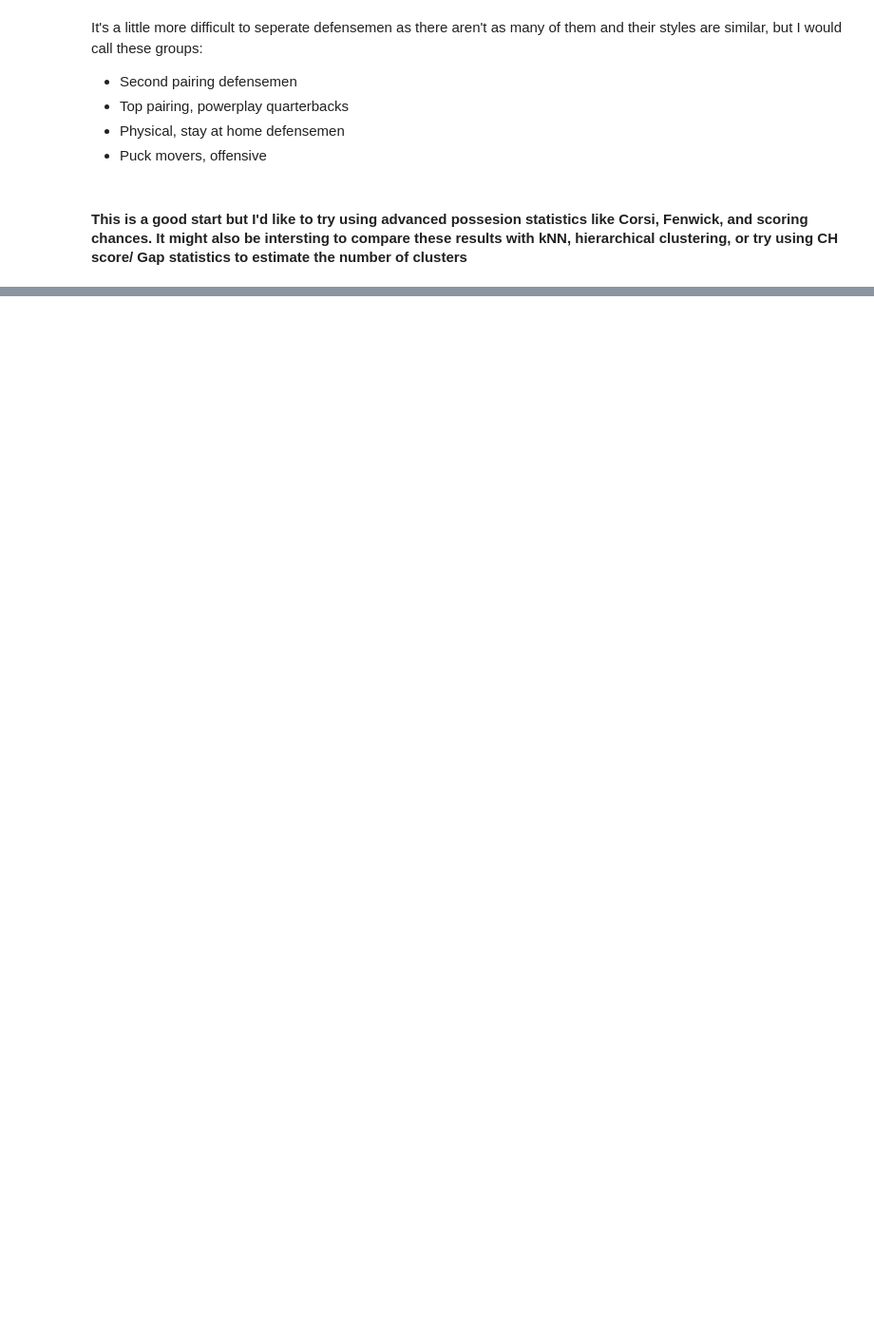
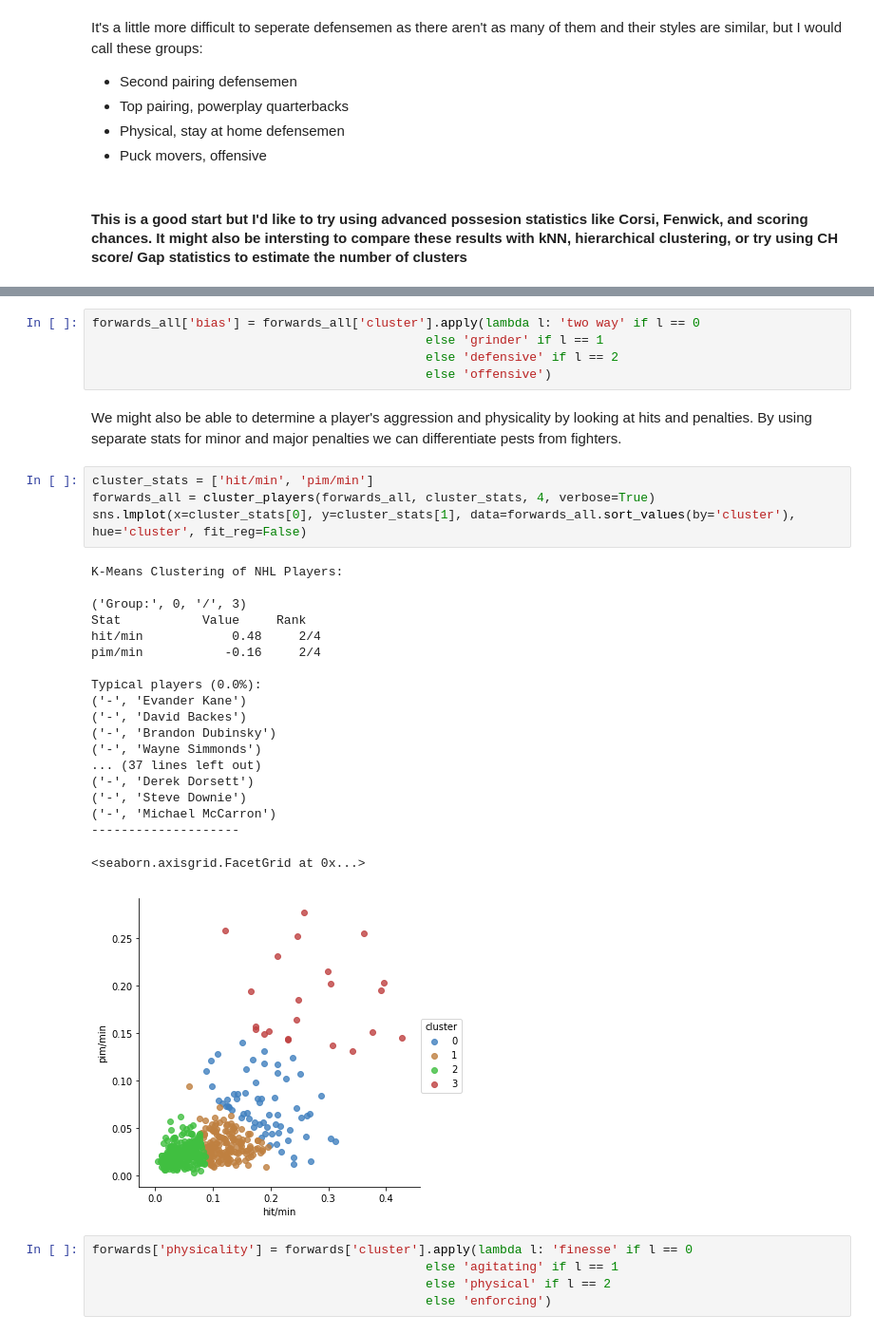
Before and after one commit to arnesonr/HockeyStats, a Jupyter notebook: clusterPlayers.ipynb, the cells around one changed output, grey strips where cells are left out. Shown at 95% size. Cells and saved outputs as stored; diff of their text form; blank space fills up the shorter version.

```diff
--- a/clusterPlayers.ipynb
+++ b/clusterPlayers.ipynb
@@ -266,0 +547,36 @@ It's a little more difficult to seperate defensemen as there aren't as many of t
+# %%
+forwards_all['bias'] = forwards_all['cluster'].apply(lambda l: 'two way' if l == 0
+                                             else 'grinder' if l == 1
+                                             else 'defensive' if l == 2
+                                             else 'offensive')
+# %% [markdown]
+We might also be able to determine a player's aggression and physicality by looking at hits and penalties. By using separate stats for minor and major penalties we can differentiate pests from fighters.
+# %%
+cluster_stats = ['hit/min', 'pim/min']
+forwards_all = cluster_players(forwards_all, cluster_stats, 4, verbose=True)
+sns.lmplot(x=cluster_stats[0], y=cluster_stats[1], data=forwards_all.sort_values(by='cluster'), hue='cluster', fit_reg=False)
+# %% [output]
+K-Means Clustering of NHL Players:
+
+('Group:', 0, '/', 3)
+Stat           Value     Rank
+hit/min            0.48     2/4
+pim/min           -0.16     2/4
+
+Typical players (0.0%):
+('-', 'Evander Kane')
+('-', 'David Backes')
+('-', 'Brandon Dubinsky')
+('-', 'Wayne Simmonds')
+... (37 lines left out)
+('-', 'Derek Dorsett')
+('-', 'Steve Downie')
+('-', 'Michael McCarron')
+--------------------
+<seaborn.axisgrid.FacetGrid at 0x...>
+[figure, added]
+# %%
+forwards['physicality'] = forwards['cluster'].apply(lambda l: 'finesse' if l == 0
+                                             else 'agitating' if l == 1
+                                             else 'physical' if l == 2
+                                             else 'enforcing')
```
Also changed, not shown: parts of 44 cells of this notebook.
